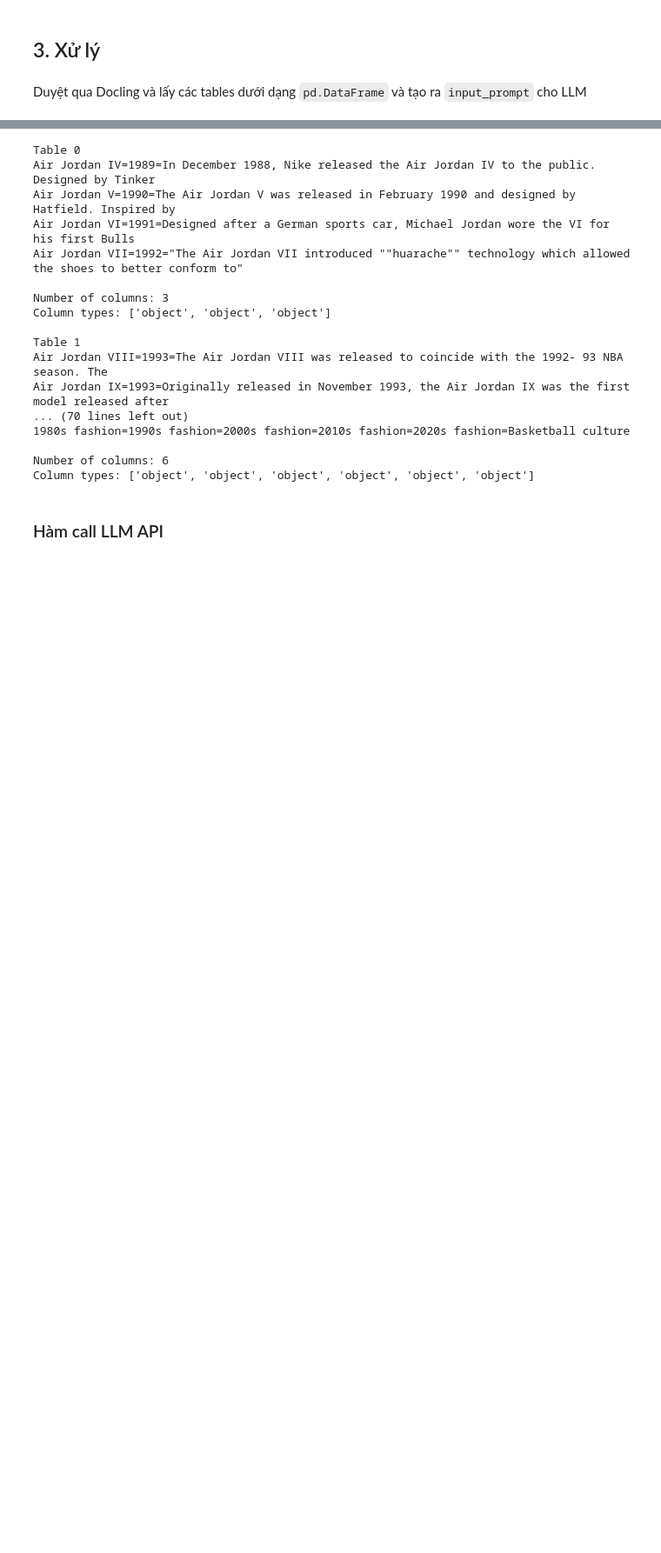
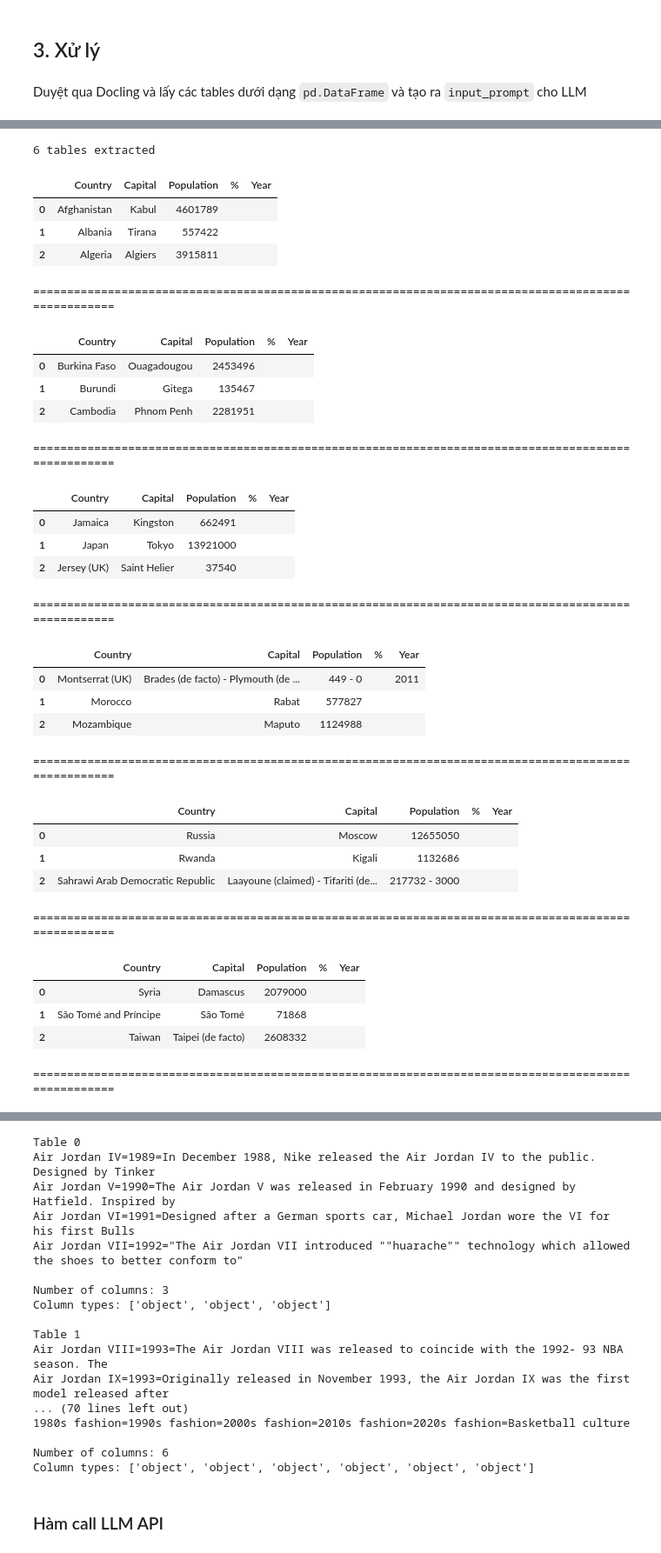
Before and after one commit to trlhvinh04/multimodal-rag-baseline, a Jupyter notebook: notebooks/CrossPageTablePyMuPDF/results_2.ipynb, the cells around one changed output, grey strips where cells are left out. Shown at 87% size. Saved outputs shown, nothing was run; the diff lists cells and outputs as text; code cells hidden in the pictures; blank space fills up the shorter version.

```diff
--- a/notebooks/CrossPageTablePyMuPDF/results_2.ipynb
+++ b/notebooks/CrossPageTablePyMuPDF/results_2.ipynb
@@ -353,0 +458,39 @@ tables, full_prompt = get_tables_from_docling(conversions[sources[2]])
+# %%
+tables, full_prompt = get_tables_from_docling(conversions[sources[1]])
+from IPython.display import display
+
+for table in tables:
+    display(table.head(3))
+    print("=" * 100)
+# %% [output]
+6 tables extracted
+|  | Country | Capital | Population | % | Year |
+| 0 | Afghanistan | Kabul | 4601789 |  |  |
+| 1 | Albania | Tirana | 557422 |  |  |
+| 2 | Algeria | Algiers | 3915811 |  |  |
+====================================================================================================
+|  | Country | Capital | Population | % | Year |
+| 0 | Burkina Faso | Ouagadougou | 2453496 |  |  |
+| 1 | Burundi | Gitega | 135467 |  |  |
+| 2 | Cambodia | Phnom Penh | 2281951 |  |  |
+====================================================================================================
+|  | Country | Capital | Population | % | Year |
+| 0 | Jamaica | Kingston | 662491 |  |  |
+| 1 | Japan | Tokyo | 13921000 |  |  |
+| 2 | Jersey (UK) | Saint Helier | 37540 |  |  |
+====================================================================================================
+|  | Country | Capital | Population | % | Year |
+| 0 | Montserrat (UK) | Brades (de facto) - Plymouth (de ... | 449 - 0 |  | 2011 |
+| 1 | Morocco | Rabat | 577827 |  |  |
+| 2 | Mozambique | Maputo | 1124988 |  |  |
+====================================================================================================
+|  | Country | Capital | Population | % | Year |
+| 0 | Russia | Moscow | 12655050 |  |  |
+| 1 | Rwanda | Kigali | 1132686 |  |  |
+| 2 | Sahrawi Arab Democratic Republic | Laayoune (claimed) - Tifariti (de... | 217732 - 3000 |  |  |
+====================================================================================================
+|  | Country | Capital | Population | % | Year |
+| 0 | Syria | Damascus | 2079000 |  |  |
+| 1 | São Tomé and Príncipe | São Tomé | 71868 |  |  |
+| 2 | Taiwan | Taipei (de facto) | 2608332 |  |  |
+====================================================================================================
```
Also changed, not shown: parts of 17 cells of this notebook.
